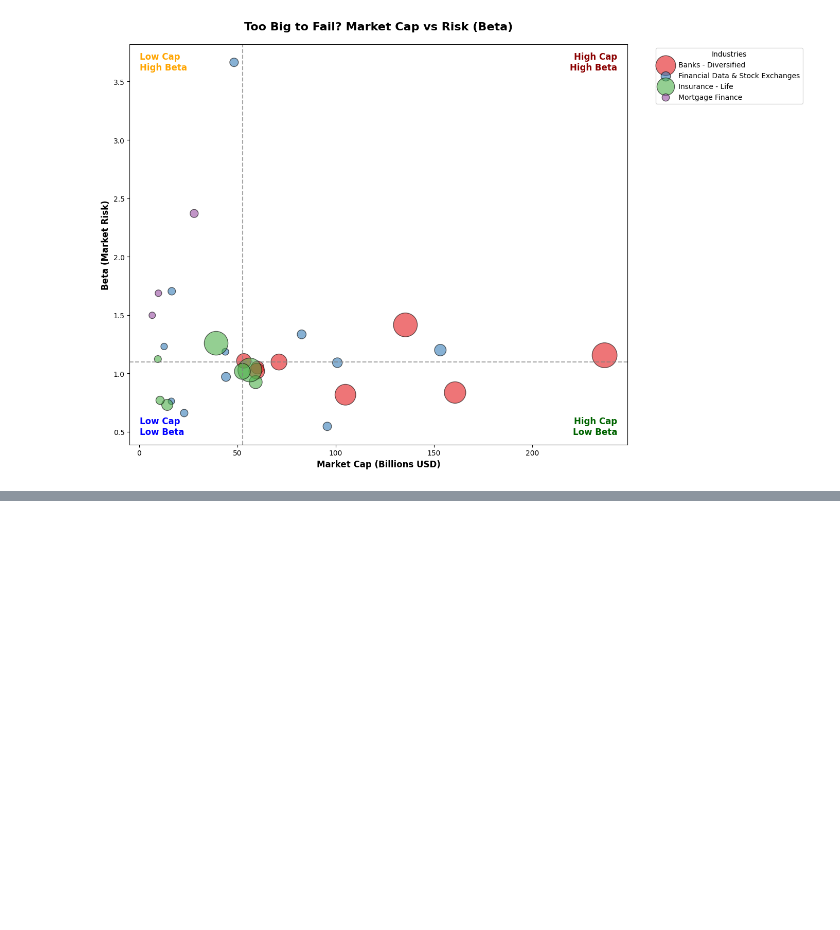
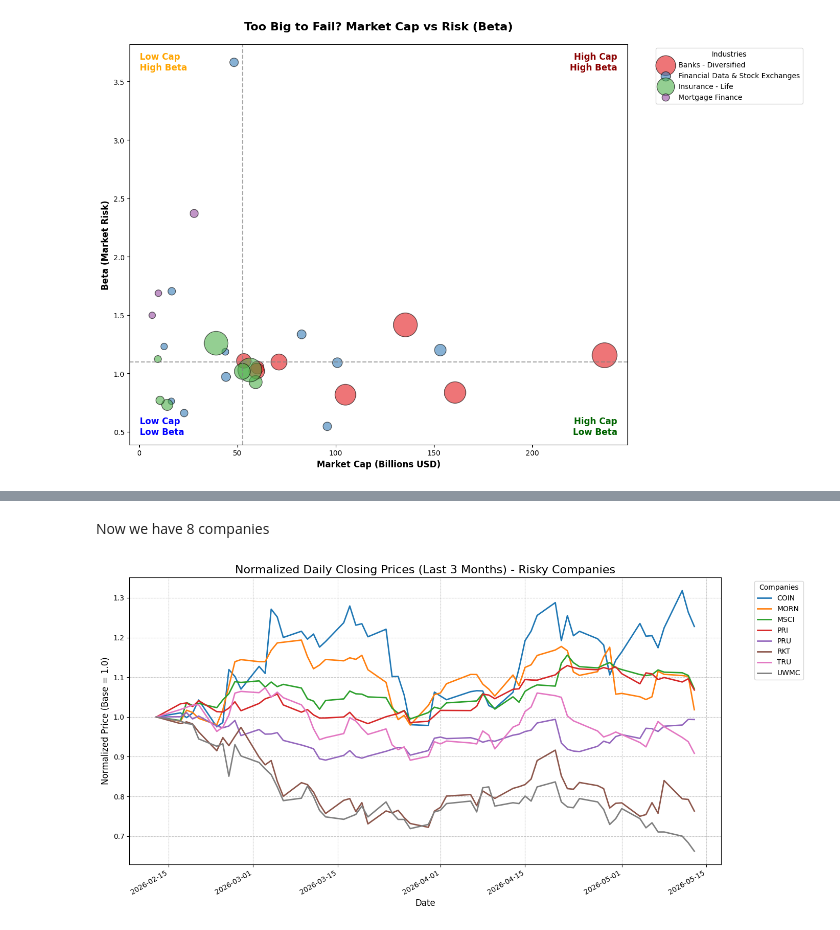
Before and after one commit to Bonannoalfredo/Alfredo-Fabio-Bonanno, a Jupyter notebook: Homework/Homework1-Alfredo-Fabio-Bonanno.ipynb, the cells around one changed output, grey strips where cells are left out. Drawn from its saved outputs; the diff is of its cells as text; code cells hidden in the pictures; blank space fills up the shorter version.

```diff
--- a/Homework/Homework1-Alfredo-Fabio-Bonanno.ipynb
+++ b/Homework/Homework1-Alfredo-Fabio-Bonanno.ipynb
@@ -376,0 +491,5 @@ plt.show()
+# %%
+# We filter the companies in Quadrant 4 (Low Cap & High Beta)
+df_quadrante_4 = df_plot[(df_plot['market_cap'] < centro_x) & (df_plot['beta'] > centro_y)]
+
+print(len(df_quadrante_4))
@@ -376,0 +500,5 @@ plt.show()
+# %%
+# Extracting the symbol directly into a list since we know they are <= 10
+selected_symbol_2 = df_quadrante_4['symbol'].tolist()
+
+print("Symbols ready for analysis:", selected_symbol_2)
@@ -376,0 +507,7 @@ plt.show()
+# %%
+# Downloading the daily data for the last 3 months
+# Using period='3mo' automatically fetches the exact timeframe required
+df_yfinance_2 = yf.download(selected_symbol_2, period='3mo')
+
+# We only need the daily closing prices, so we extract just the 'Close' column
+df_close_2 = df_yfinance_2['Close'].dropna(axis=1, how='all') #i remove the companies with all 'Nan'
@@ -376,0 +520,28 @@ plt.show()
+# %% [markdown]
+Now we have 8 companies
+# %%
+# Normalizing the data: dividing all rows by the first row (index 0)
+# This forces all stock prices to start exactly at 1.0 on the first day
+df_normalized_2 = df_close_2 / df_close_2.iloc[0]
+
+# Creating the plot
+# Pandas has a built-in plot function that automatically handles dates on the x-axis
+plt.figure(figsize=(14, 7))
+df_normalized_2.plot(ax=plt.gca(), linewidth=2)
+
+# Adding titles and labels for clarity
+plt.title('Normalized Daily Closing Prices (Last 3 Months) - Risky Companies', fontsize=16)
+plt.xlabel('Date', fontsize=12)
+plt.ylabel('Normalized Price (Base = 1.0)', fontsize=12)
+
+# Adding a grid to make it easier to read percentage changes
+plt.grid(True, linestyle='--', alpha=0.7)
+
+# Placing the legend outside the plot so it doesn't cover the lines
+plt.legend(title='Companies', bbox_to_anchor=(1.05, 1), loc='upper left')
+
+# Adjusting layout and displaying the chart
+plt.tight_layout()
+plt.show()
+# %% [output]
+[figure, added]
```
Also changed, not shown: parts of 18 cells of this notebook.
